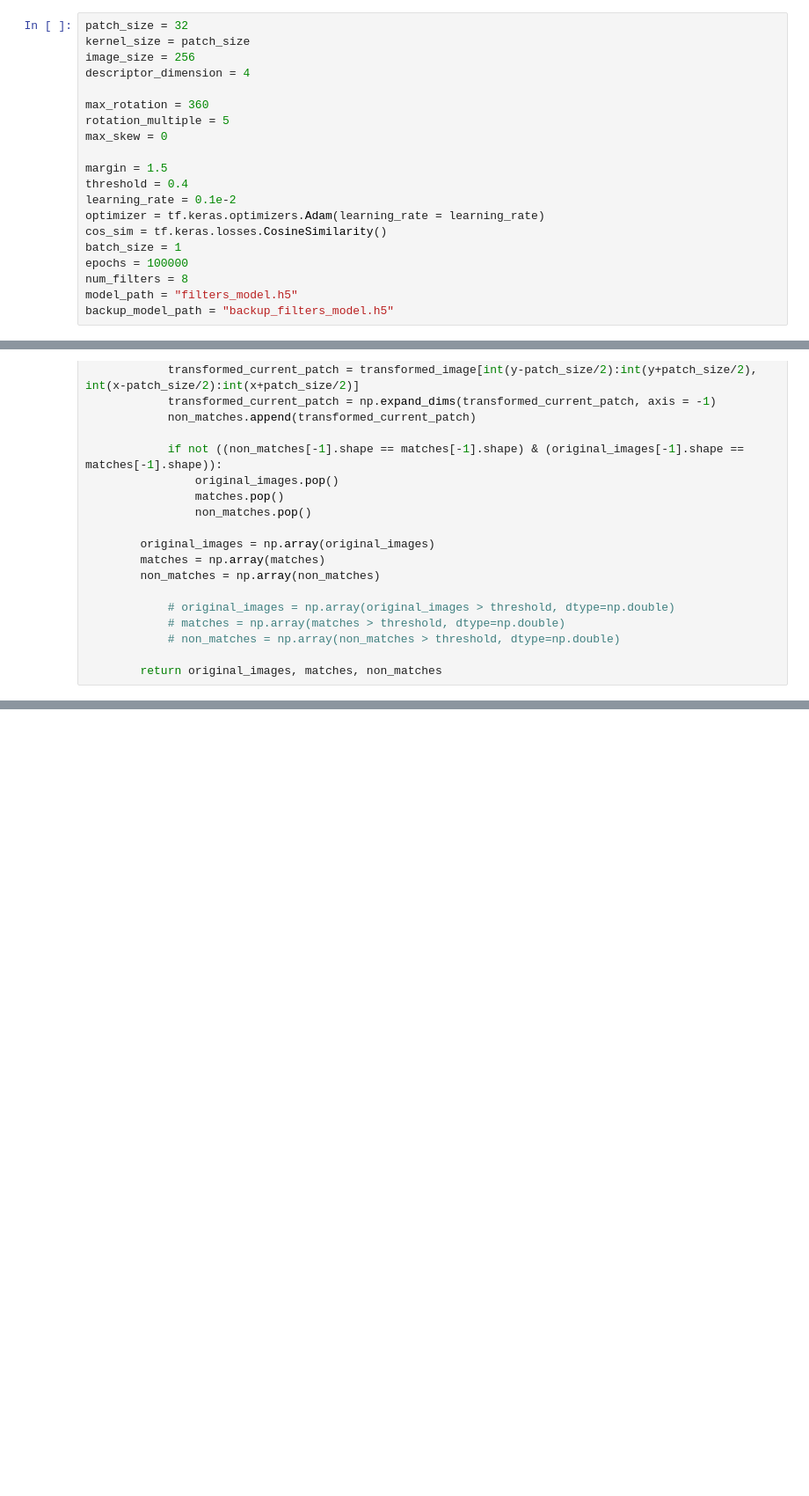
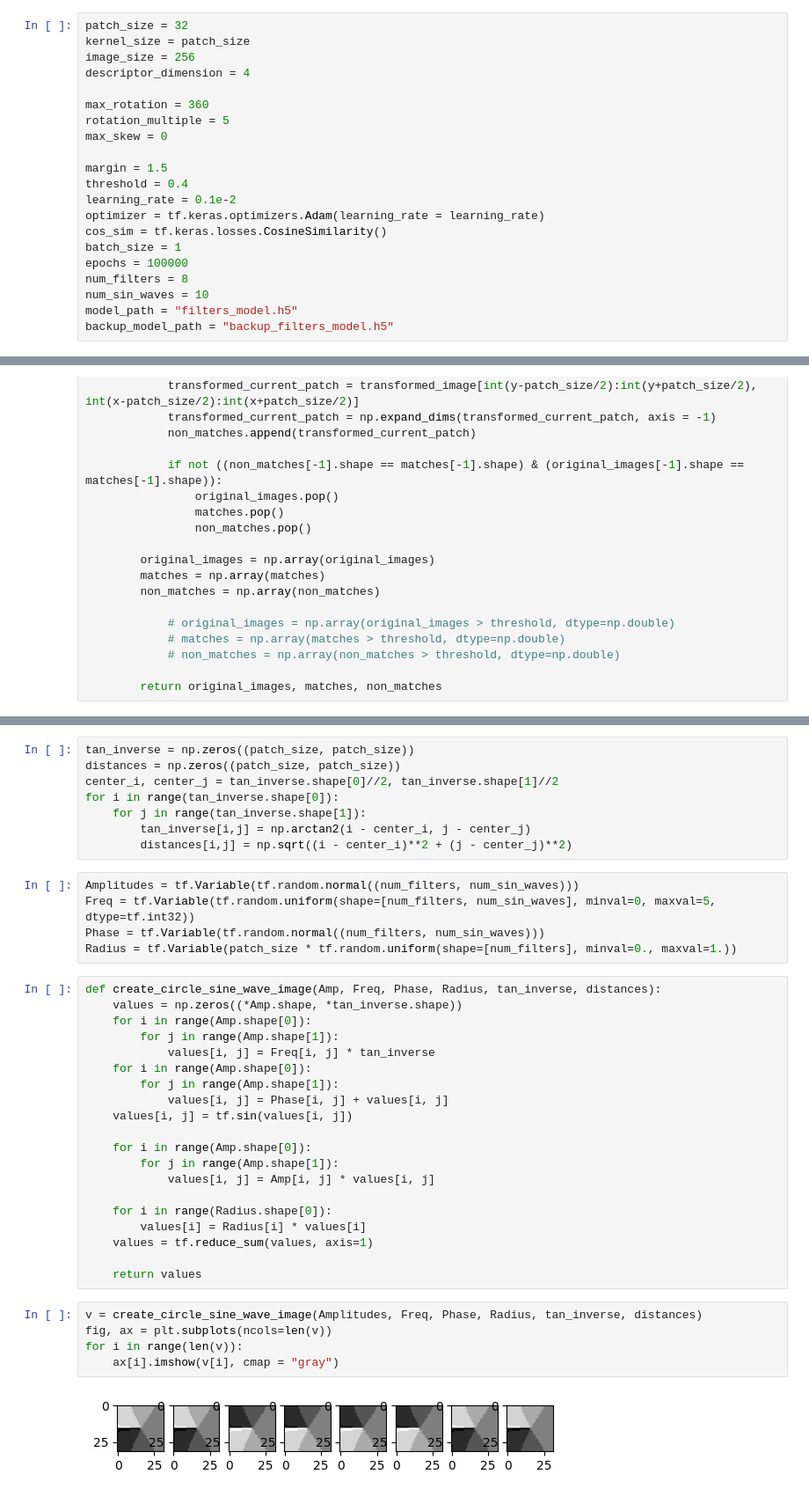
Before and after one commit to bas-bhai-account-khol-de/FlamImageTracking, a Jupyter notebook: get_filters.ipynb, the cells around one changed output, grey strips where cells are left out. Shown at 88% size. Saved outputs shown, nothing was run; the diff lists cells and outputs as text; blank space fills up the shorter version.

Commit message:
new filters

```diff
--- a/get_filters.ipynb
+++ b/get_filters.ipynb
@@ -29,5 +29,6 @@ cos_sim = tf.keras.losses.CosineSimilarity()
 batch_size = 1
 epochs = 100000
 num_filters = 8
+num_sin_waves = 10
 model_path = "filters_model.h5"
 backup_model_path = "backup_filters_model.h5"
@@ -495,0 +228,40 @@ Error:
+# %%
+tan_inverse = np.zeros((patch_size, patch_size))
+distances = np.zeros((patch_size, patch_size))
+center_i, center_j = tan_inverse.shape[0]//2, tan_inverse.shape[1]//2
+for i in range(tan_inverse.shape[0]):
+    for j in range(tan_inverse.shape[1]):
+        tan_inverse[i,j] = np.arctan2(i - center_i, j - center_j)
+        distances[i,j] = np.sqrt((i - center_i)**2 + (j - center_j)**2)
+# %%
+Amplitudes = tf.Variable(tf.random.normal((num_filters, num_sin_waves)))
+Freq = tf.Variable(tf.random.uniform(shape=[num_filters, num_sin_waves], minval=0, maxval=5, dtype=tf.int32))
+Phase = tf.Variable(tf.random.normal((num_filters, num_sin_waves)))
+Radius = tf.Variable(patch_size * tf.random.uniform(shape=[num_filters], minval=0., maxval=1.))
+# %%
+def create_circle_sine_wave_image(Amp, Freq, Phase, Radius, tan_inverse, distances):
+    values = np.zeros((*Amp.shape, *tan_inverse.shape))
+    for i in range(Amp.shape[0]):
+        for j in range(Amp.shape[1]):
+            values[i, j] = Freq[i, j] * tan_inverse
+    for i in range(Amp.shape[0]):
+        for j in range(Amp.shape[1]):
+            values[i, j] = Phase[i, j] + values[i, j]
+    values[i, j] = tf.sin(values[i, j])
+
+    for i in range(Amp.shape[0]):
+        for j in range(Amp.shape[1]):
+            values[i, j] = Amp[i, j] * values[i, j]
+
+    for i in range(Radius.shape[0]):
+        values[i] = Radius[i] * values[i]
+    values = tf.reduce_sum(values, axis=1)
+
+    return values
+# %%
+v = create_circle_sine_wave_image(Amplitudes, Freq, Phase, Radius, tan_inverse, distances)
+fig, ax = plt.subplots(ncols=len(v))
+for i in range(len(v)):
+    ax[i].imshow(v[i], cmap = "gray")
+# %% [output]
+[figure, added]
```
Also changed, not shown: parts of 25 cells of this notebook, 1 other file.
